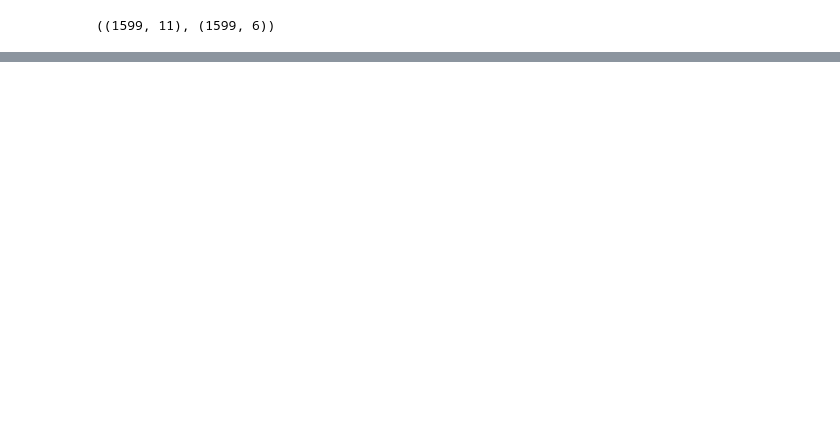
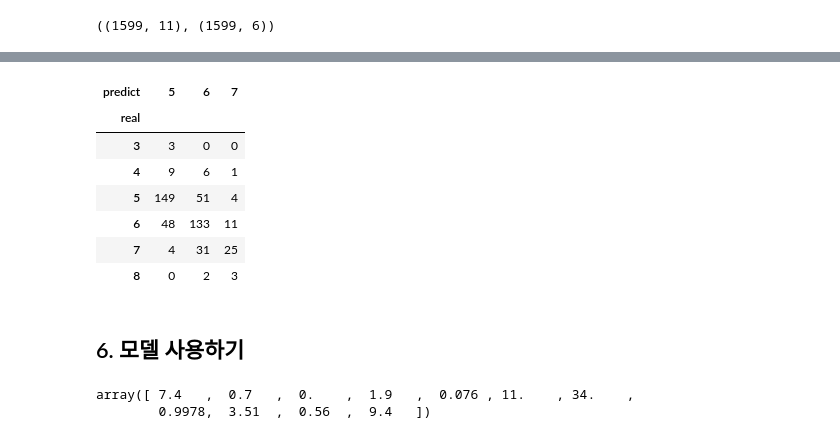
Before and after one commit to jslee912/ai, a Jupyter notebook: source/05_DeepLearning/09_wine품질등급예측(다중분류).ipynb, the cells around one changed output, grey strips where cells are left out. Saved outputs shown, nothing was run; the diff lists cells and outputs as text; code cells hidden in the pictures; blank space fills up the shorter version.

```diff
--- a/source/05_DeepLearning/09_wine품질등급예측(다중분류).ipynb
+++ b/source/05_DeepLearning/09_wine품질등급예측(다중분류).ipynb
@@ -95,0 +165,9 @@ scaled_X_redwine.shape, Y_redwine.shape
+# %%
+model = Sequential()
+model.add(Input(11))
+model.add(Dense(units=50, activation='relu'))
+model.add(Dense(units=50, activation='relu'))
+model.add(Dropout(0.1))
+model.add(Dense(30,'relu'))
+model.add(Dense(units=6,  activation='softmax'))
+model.summary()  # 11*50+50=600, 50*50+50=2550, 50*30+30=1530, 30*6+6=186  ## 입력*출력+출력 ==> wait와 bias의 갯수
@@ -95,0 +301,10 @@ scaled_X_redwine.shape, Y_redwine.shape
+# %%
+# 교차표 (실제값과 예측값은 1차원 데이터로 만들어야 crosstab가능)
+real = Y_test.argmax(axis=1)+3  # 실제값:to_categorycal하지 않고 get_dummies했기 때문에
+                                # 값이 0~로 변형되었기 때문에 +3해줘야 원래 데이터로 복원됨
+# real = np.argmax(Y_test, axis=1)
+pred = model.predict(X_test).argmax(axis=1)+3  # 예측값
+# pred = np.argmax(model.predict(X_test), axis=1)
+
+pd.crosstab(real, pred, rownames=['real'], colnames=['predict'])
+# %% [output]
@@ -95,0 +312,15 @@ scaled_X_redwine.shape, Y_redwine.shape
+| predict | 5 | 6 | 7 |
+| real |  |  |  |
+| 3 | 3 | 0 | 0 |
+| 4 | 9 | 6 | 1 |
+| 5 | 149 | 51 | 4 |
+| 6 | 48 | 133 | 11 |
+| 7 | 4 | 31 | 25 |
+| 8 | 0 | 2 | 3 |
+# %% [markdown]
+## 6. 모델 사용하기
+# %%
+X_redwine[0]
+# %% [output]
+array([ 7.4   ,  0.7   ,  0.    ,  1.9   ,  0.076 , 11.    , 34.    ,
+        0.9978,  3.51  ,  0.56  ,  9.4   ])
```
Also changed, not shown: parts of 20 cells of this notebook, 31 other files.
